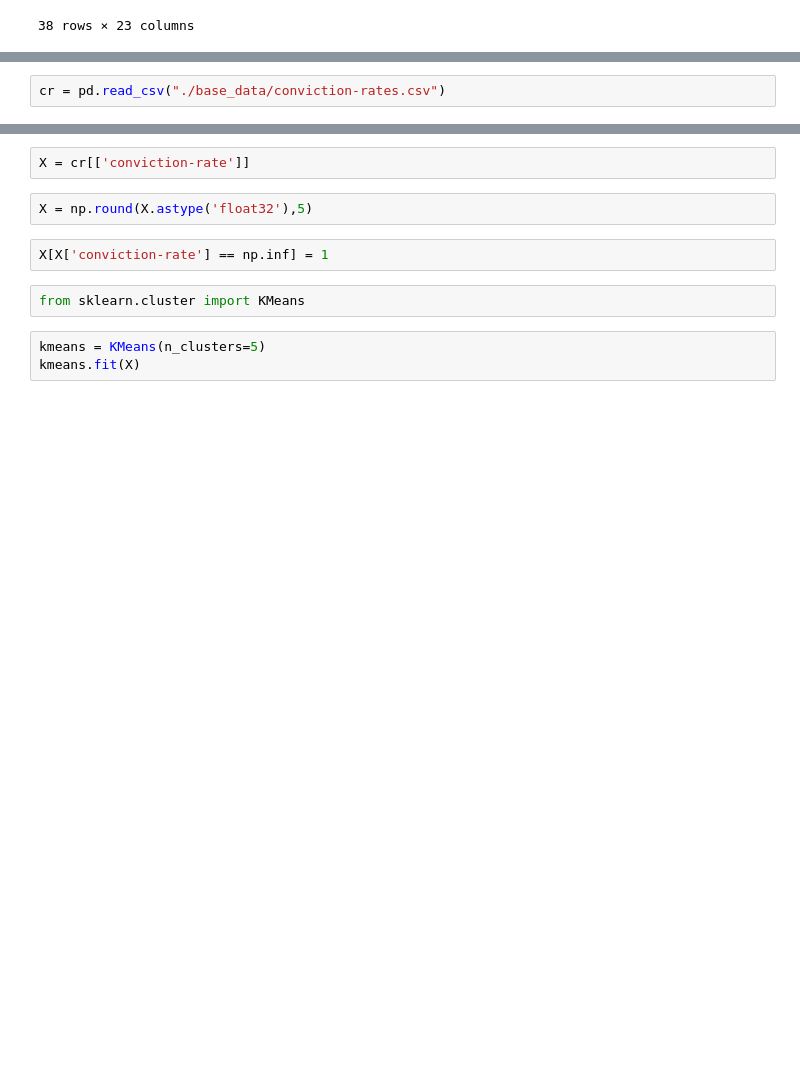
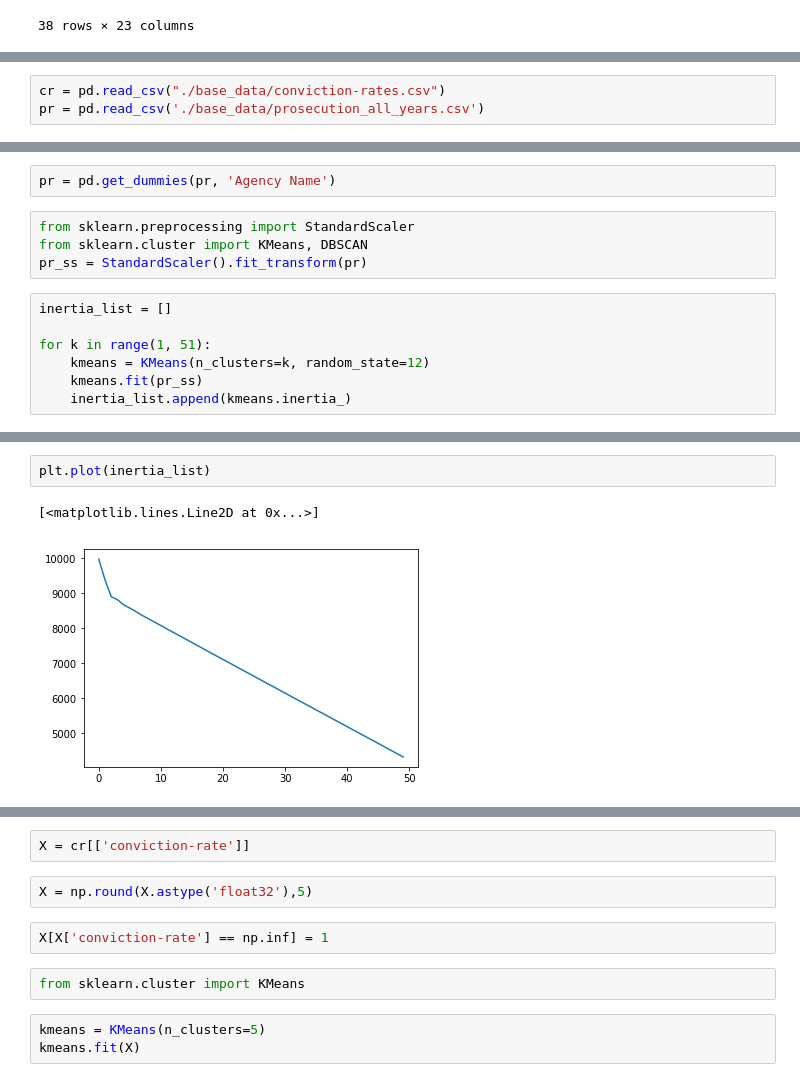
Before and after one commit to pezpet/group-1-project-4, a Jupyter notebook: CM_data_cleaning.ipynb, the cells around one changed output, grey strips where cells are left out. Cells and saved outputs as stored; diff of their text form; blank space fills up the shorter version.

```diff
--- a/CM_data_cleaning.ipynb
+++ b/CM_data_cleaning.ipynb
@@ -61,2 +63,3 @@ df[(df['ClosedYear'] == 2004) & (df['County'] == "Alameda")]
 # %%
 cr = pd.read_csv("./base_data/conviction-rates.csv")
+pr = pd.read_csv('./base_data/prosecution_all_years.csv')
@@ -62,0 +84,13 @@ cr = pd.read_csv("./base_data/conviction-rates.csv")
+# %%
+pr = pd.get_dummies(pr, 'Agency Name')
+# %%
+from sklearn.preprocessing import StandardScaler
+from sklearn.cluster import KMeans, DBSCAN
+pr_ss = StandardScaler().fit_transform(pr)
+# %%
+inertia_list = []
+
+for k in range(1, 51):
+    kmeans = KMeans(n_clusters=k, random_state=12)
+    kmeans.fit(pr_ss)
+    inertia_list.append(kmeans.inertia_)
@@ -62,0 +115,5 @@ cr = pd.read_csv("./base_data/conviction-rates.csv")
+# %%
+plt.plot(inertia_list)
+# %% [output]
+[<matplotlib.lines.Line2D at 0x...>]
+[figure, added]
```
Also changed, not shown: parts of 8 cells of this notebook, 18 other files.
